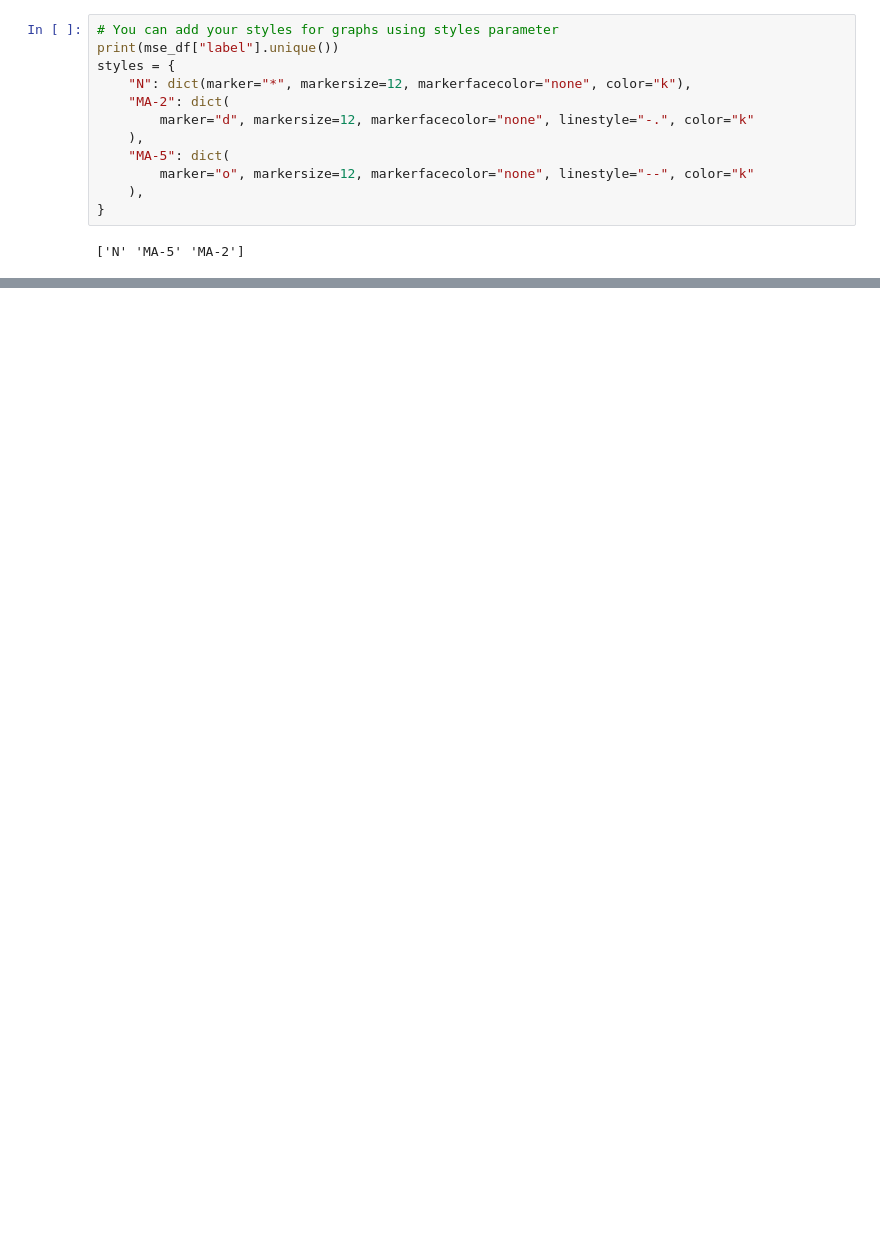
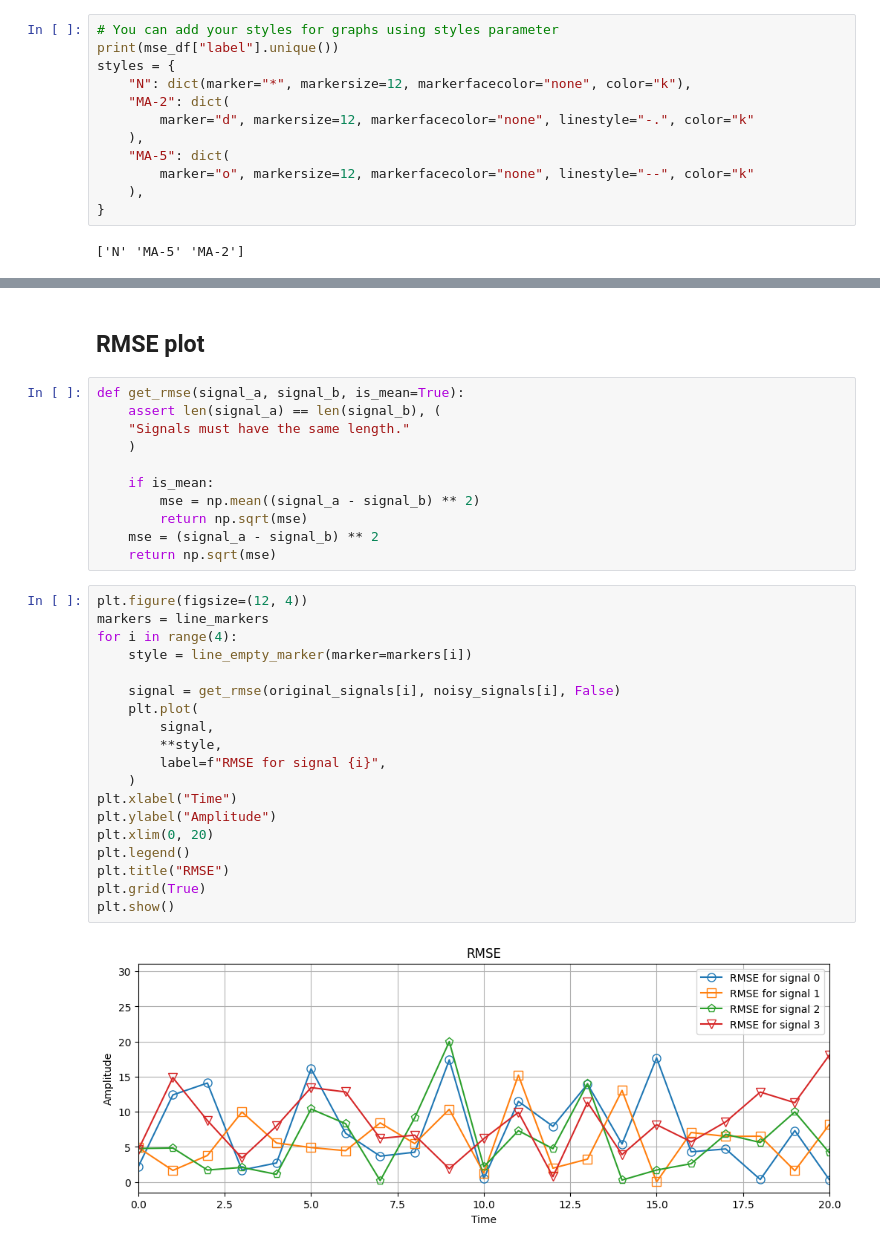
Before and after one commit to Digiratory/visualization-toolkit, a Jupyter notebook: examples/mse_noise.ipynb, the cells around one changed output, grey strips where cells are left out. Saved outputs shown, nothing was run; the diff lists cells and outputs as text; blank space fills up the shorter version.

```diff
--- a/examples/mse_noise.ipynb
+++ b/examples/mse_noise.ipynb
@@ -124,0 +126,34 @@ plt.show()
+# %% [markdown]
+## RMSE plot
+# %%
+def get_rmse(signal_a, signal_b, is_mean=True):
+    assert len(signal_a) == len(signal_b), (
+    "Signals must have the same length."
+    )
+
+    if is_mean:
+        mse = np.mean((signal_a - signal_b) ** 2)
+        return np.sqrt(mse)
+    mse = (signal_a - signal_b) ** 2
+    return np.sqrt(mse)
+# %%
+plt.figure(figsize=(12, 4))
+markers = line_markers
+for i in range(4):
+    style = line_empty_marker(marker=markers[i])
+
+    signal = get_rmse(original_signals[i], noisy_signals[i], False)
+    plt.plot(
+        signal,
+        **style,
+        label=f"RMSE for signal {i}",
+    )
+plt.xlabel("Time")
+plt.ylabel("Amplitude")
+plt.xlim(0, 20)
+plt.legend()
+plt.title("RMSE")
+plt.grid(True)
+plt.show()
+# %% [output]
+[figure, added]
```
Also changed, not shown: parts of 3 cells of this notebook.
